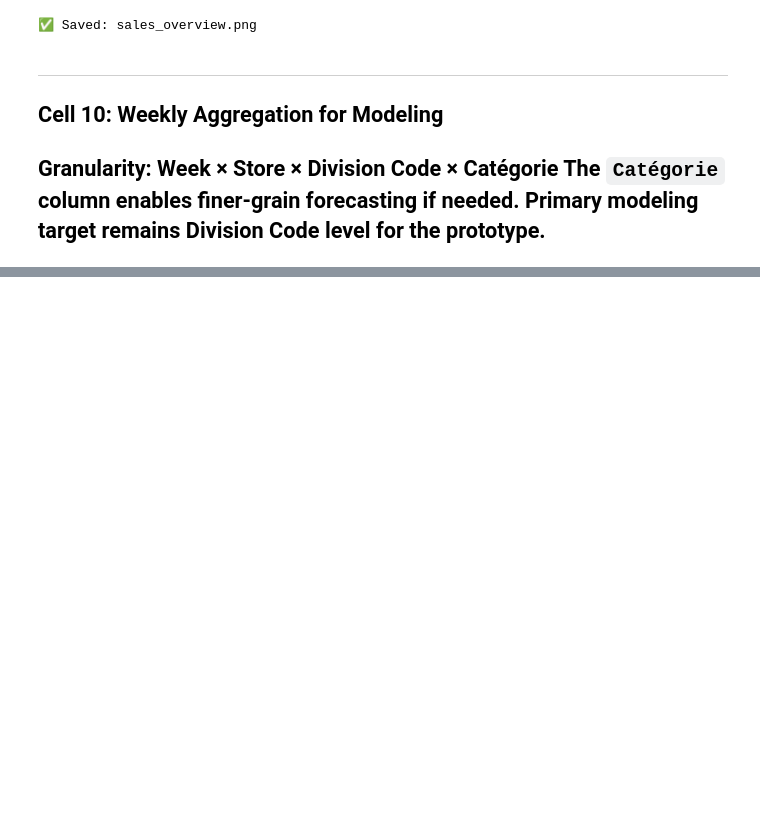
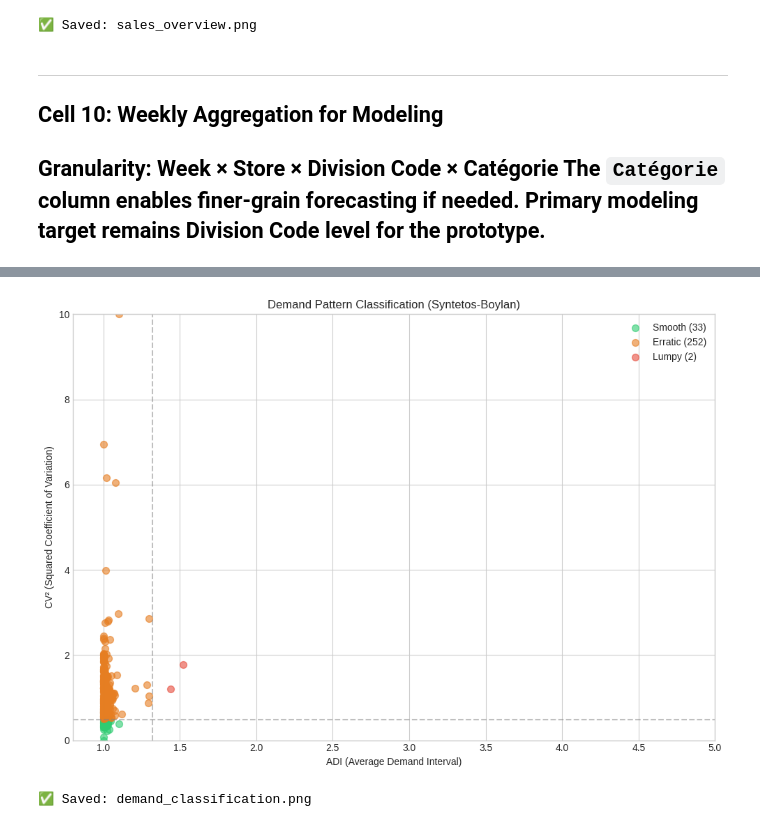
Before and after one commit to 1767902694-svg/busa693-clubpiscine, a Jupyter notebook: use_case_4_forecasting/notebooks/01_eda.ipynb, the cells around one changed output, grey strips where cells are left out. Saved outputs shown, nothing was run; the diff lists cells and outputs as text; code cells hidden in the pictures; blank space fills up the shorter version.

```diff
--- a/use_case_4_forecasting/notebooks/01_eda.ipynb
+++ b/use_case_4_forecasting/notebooks/01_eda.ipynb
@@ -530,0 +897,78 @@ Integrate regional weather data and generate features for the forecasting model.
+# %%
+# ══════════════════════════════════════════════════════════════════════════════
+# 11e — SYNTETOS-BOYLAN DEMAND CLASSIFICATION
+# ══════════════════════════════════════════════════════════════════════════════
+
+def classify_demand(row):
+    if row['pct_zero'] > 95:
+        return 'Dead'
+    # ADI = avg weeks between non-zero demands
+    n_nonzero = row['n_weeks'] * (1 - row['pct_zero'] / 100)
+    adi = row['n_weeks'] / max(n_nonzero, 1)
+    cv2 = row['cv'] ** 2 if row['avg_units'] > 0 else 999
+    if adi < 1.32 and cv2 < 0.49:
+        return 'Smooth'
+    elif adi < 1.32:
+        return 'Erratic'
+    elif cv2 < 0.49:
+        return 'Intermittent'
+    else:
+        return 'Lumpy'
+
+grp_stats['demand_class'] = grp_stats.apply(classify_demand, axis=1)
+
+# ── Summary table ──
+print('=' * 80)
+print('DEMAND PATTERN CLASSIFICATION')
+print('=' * 80)
+print(f'{"Class":<15} {"Groups":>8} {"% Groups":>10} {"% Units":>10} {"% Revenue":>10} {"Recommended Method":>25}')
+print('-' * 80)
+methods = {
+    'Smooth': 'XGBoost / LightGBM',
+    'Erratic': 'XGBoost + regularization',
+    'Intermittent': "Croston's / SBA",
+    'Lumpy': "Croston's / TSB",
+    'Dead': 'Skip',
+}
+for cls in ['Smooth', 'Erratic', 'Intermittent', 'Lumpy', 'Dead']:
+    c = grp_stats[grp_stats['demand_class'] == cls]
+    pct_g = len(c) / len(grp_stats) * 100
+    pct_u = c['total_units'].sum() / grp_stats['total_units'].sum() * 100
+    pct_r = c['total_revenue'].sum() / grp_stats['total_revenue'].sum() * 100
+    print(f'  {cls:<15} {len(c):>6} {pct_g:>10.1f}% {pct_u:>10.1f}% {pct_r:>10.1f}% {methods.get(cls, ""):>25}')
+
+# ── Per-division breakdown ──
+print(f'\nPer-division breakdown:')
+print(f'{"Div":<5} {"Smooth":>8} {"Erratic":>8} {"Intermit":>9} {"Lumpy":>8} {"Dead":>6}')
+print('-' * 50)
+for div in div_stats['division_code']:
+    d = grp_stats[grp_stats['division_code'] == div]
+    counts = d['demand_class'].value_counts()
+    print(f'  {div:<5} {counts.get("Smooth",0):>6} {counts.get("Erratic",0):>8} '
+          f'{counts.get("Intermittent",0):>9} {counts.get("Lumpy",0):>8} {counts.get("Dead",0):>6}')
+
+# ── Scatter plot: ADI vs CV² ──
+grp_stats['adi'] = grp_stats['n_weeks'] / (grp_stats['n_weeks'] * (1 - grp_stats['pct_zero']/100)).clip(lower=1)
+grp_stats['cv2'] = grp_stats['cv'] ** 2
+
+fig, ax = plt.subplots(figsize=(10, 7))
+colors = {'Smooth': '#2ecc71', 'Erratic': '#e67e22', 'Intermittent': '#3498db', 'Lumpy': '#e74c3c', 'Dead': '#95a5a6'}
+for cls, color in colors.items():
+    mask = grp_stats['demand_class'] == cls
+    if mask.sum() > 0:
+        ax.scatter(grp_stats.loc[mask, 'adi'], grp_stats.loc[mask, 'cv2'].clip(upper=10),
+                   c=color, label=f'{cls} ({mask.sum()})', alpha=0.6, s=50)
+
+ax.axvline(x=1.32, color='gray', linestyle='--', alpha=0.5)
+ax.axhline(y=0.49, color='gray', linestyle='--', alpha=0.5)
+ax.set_xlabel('ADI (Average Demand Interval)')
+ax.set_ylabel('CV² (Squared Coefficient of Variation)')
+ax.set_title('Demand Pattern Classification (Syntetos-Boylan)')
+ax.legend()
+ax.set_xlim(0.8, 5)
+ax.set_ylim(0, 10)
+plt.tight_layout()
+plt.savefig(FIGURES / 'demand_classification.png', dpi=150, bbox_inches='tight')
+plt.show()
+print('\n✅ Saved: demand_classification.png')
+# %% [output]
@@ -530,0 +992,2 @@ Integrate regional weather data and generate features for the forecasting model.
+[figure, added]
+✅ Saved: demand_classification.png
```
Also changed, not shown: parts of 22 cells of this notebook, 31 other files.
